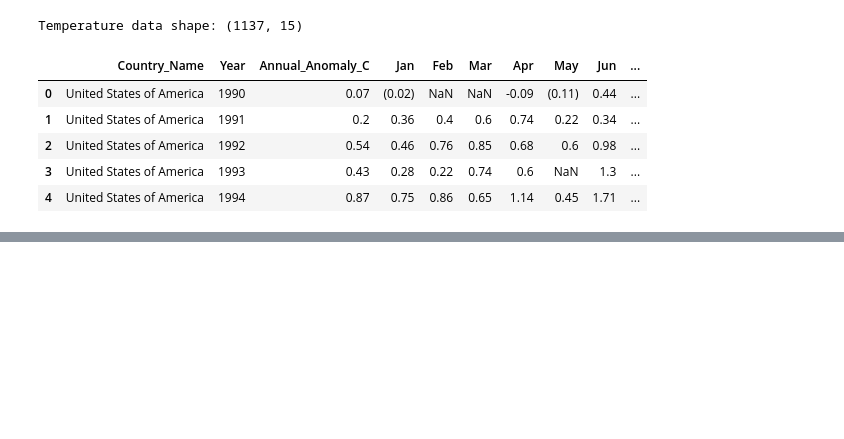
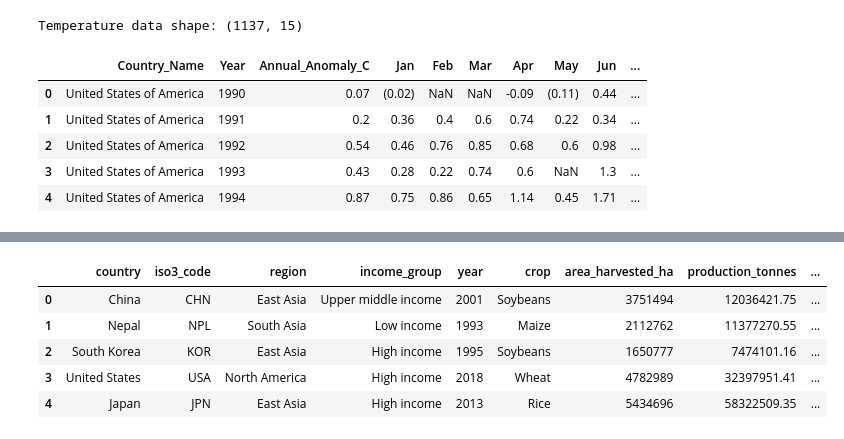
Before and after one commit to clareubc/521d_assignment, a Jupyter notebook: notebooks/assignment1.ipynb, the cells around one changed output, grey strips where cells are left out. Drawn from its saved outputs; the diff is of its cells as text; code cells hidden in the pictures; blank space fills up the shorter version.

```diff
--- a/notebooks/assignment1.ipynb
+++ b/notebooks/assignment1.ipynb
@@ -219,0 +657,10 @@ Temperature data shape: (1137, 15)
+# %%
+# inspecting data
+crop_df.head()
+# %% [output]
+|  | country | iso3_code | region | income_group | year | crop | area_harvested_ha | production_tonnes | ... |
+| 0 | China | CHN | East Asia | Upper middle income | 2001 | Soybeans | 3751494 | 12036421.75 | ... |
+| 1 | Nepal | NPL | South Asia | Low income | 1993 | Maize | 2112762 | 11377270.55 | ... |
+| 2 | South Korea | KOR | East Asia | High income | 1995 | Soybeans | 1650777 | 7474101.16 | ... |
+| 3 | United States | USA | North America | High income | 2018 | Wheat | 4782989 | 32397951.41 | ... |
+| 4 | Japan | JPN | East Asia | High income | 2013 | Rice | 5434696 | 58322509.35 | ... |
```
Also changed, not shown: parts of 60 cells of this notebook.
